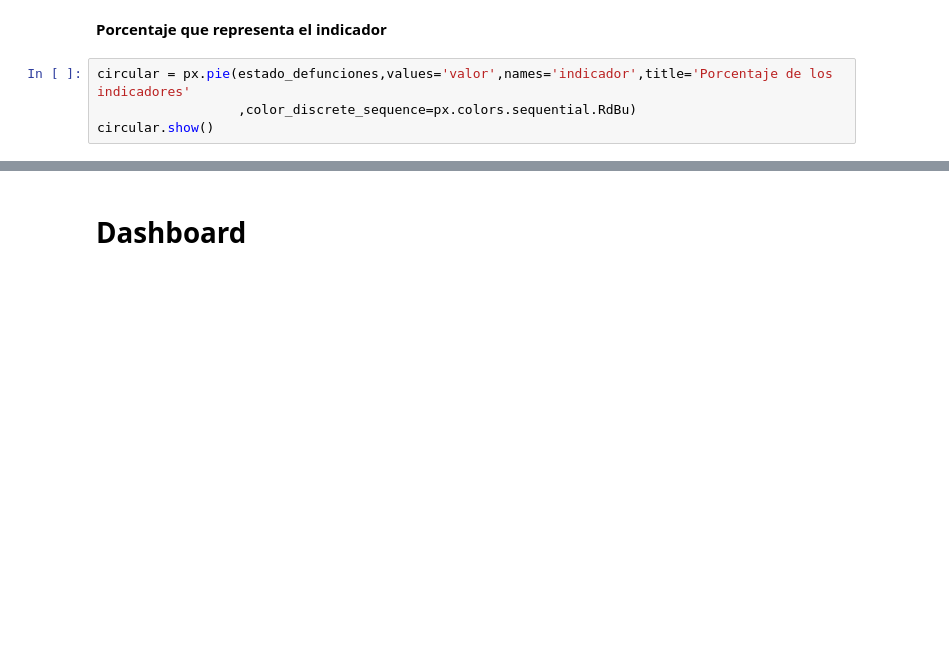
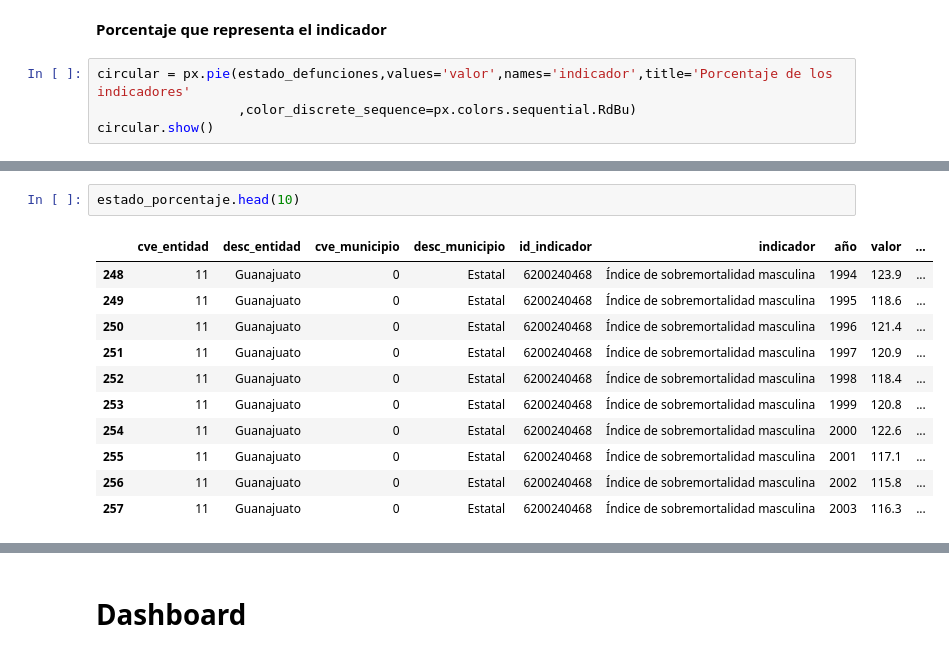
Before and after one commit to JorgeHdzRiv/Indices_mortalidad_natalidad_Guanajuato, a Jupyter notebook: mortalidad_estado.ipynb, the cells around one changed output, grey strips where cells are left out. Saved outputs shown, nothing was run; the diff lists cells and outputs as text; blank space fills up the shorter version.

Commit message:
Analisis del estado terminado

```diff
--- a/mortalidad_estado.ipynb
+++ b/mortalidad_estado.ipynb
@@ -132,0 +154,14 @@ circular.show()
+# %%
+estado_porcentaje.head(10)
+# %% [output]
+|  | cve_entidad | desc_entidad | cve_municipio | desc_municipio | id_indicador | indicador | año | valor | ... |
+| 248 | 11 | Guanajuato | 0 | Estatal | 6200240468 | Índice de sobremortalidad masculina | 1994 | 123.9 | ... |
+| 249 | 11 | Guanajuato | 0 | Estatal | 6200240468 | Índice de sobremortalidad masculina | 1995 | 118.6 | ... |
+| 250 | 11 | Guanajuato | 0 | Estatal | 6200240468 | Índice de sobremortalidad masculina | 1996 | 121.4 | ... |
+| 251 | 11 | Guanajuato | 0 | Estatal | 6200240468 | Índice de sobremortalidad masculina | 1997 | 120.9 | ... |
+| 252 | 11 | Guanajuato | 0 | Estatal | 6200240468 | Índice de sobremortalidad masculina | 1998 | 118.4 | ... |
+| 253 | 11 | Guanajuato | 0 | Estatal | 6200240468 | Índice de sobremortalidad masculina | 1999 | 120.8 | ... |
+| 254 | 11 | Guanajuato | 0 | Estatal | 6200240468 | Índice de sobremortalidad masculina | 2000 | 122.6 | ... |
+| 255 | 11 | Guanajuato | 0 | Estatal | 6200240468 | Índice de sobremortalidad masculina | 2001 | 117.1 | ... |
+| 256 | 11 | Guanajuato | 0 | Estatal | 6200240468 | Índice de sobremortalidad masculina | 2002 | 115.8 | ... |
+| 257 | 11 | Guanajuato | 0 | Estatal | 6200240468 | Índice de sobremortalidad masculina | 2003 | 116.3 | ... |
```
Also changed, not shown: parts of 11 cells of this notebook, 1 other file.
